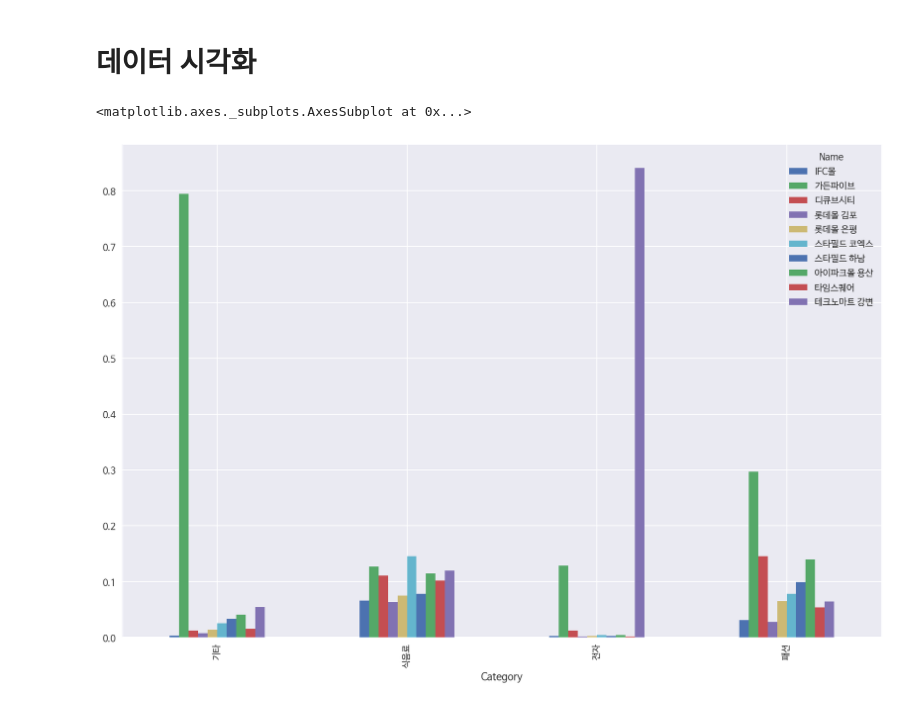
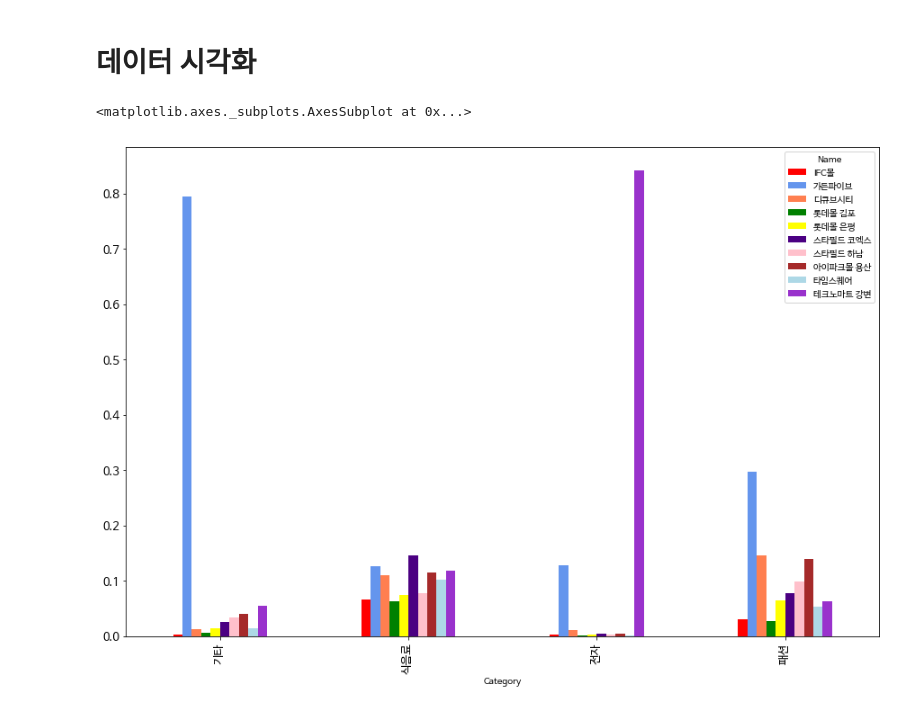
Before and after one commit to YoonkyungKim/multiplex, a Jupyter notebook: shopping_category_frequncy.ipynb, the cells around one changed output. Saved outputs shown, nothing was run; the diff lists cells and outputs as text; code cells hidden in the pictures.

```diff
--- a/shopping_category_frequncy.ipynb
+++ b/shopping_category_frequncy.ipynb
@@ -115,6 +128,6 @@ plt.rcParams['figure.figsize'] = (15,10)
-# %%
-result_df.plot.bar()
-# 지원 => Matplotlib API
-# %% [output]
-<matplotlib.axes._subplots.AxesSubplot at 0x...>
-[figure, removed]
+# %%
+result_df.plot.bar(color=["red", "cornflowerblue","coral","green","yellow","indigo","pink","brown","lightblue","darkorchid"])
+# 지원 => Matplotlib A
+# %% [output]
+<matplotlib.axes._subplots.AxesSubplot at 0x...>
+[figure, added]
```
Also changed, not shown: parts of 25 cells of this notebook, 1 other file.
